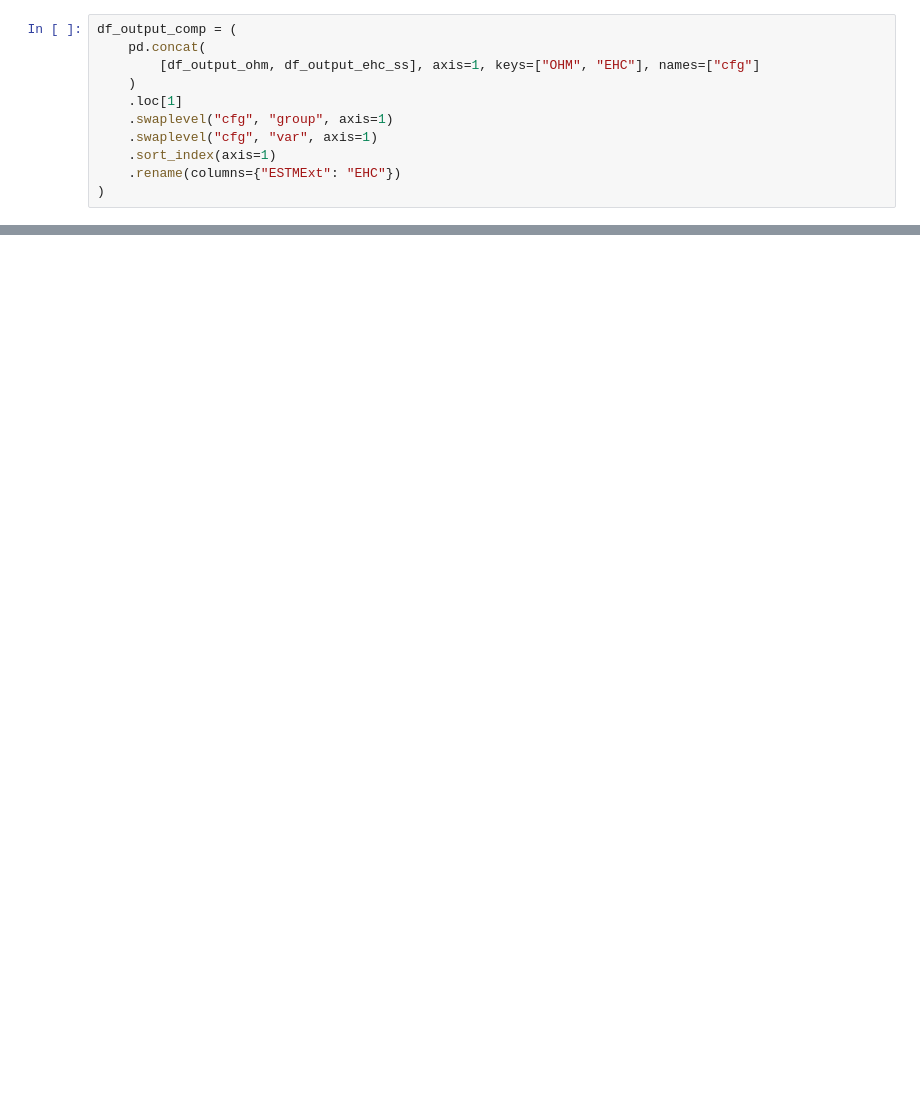
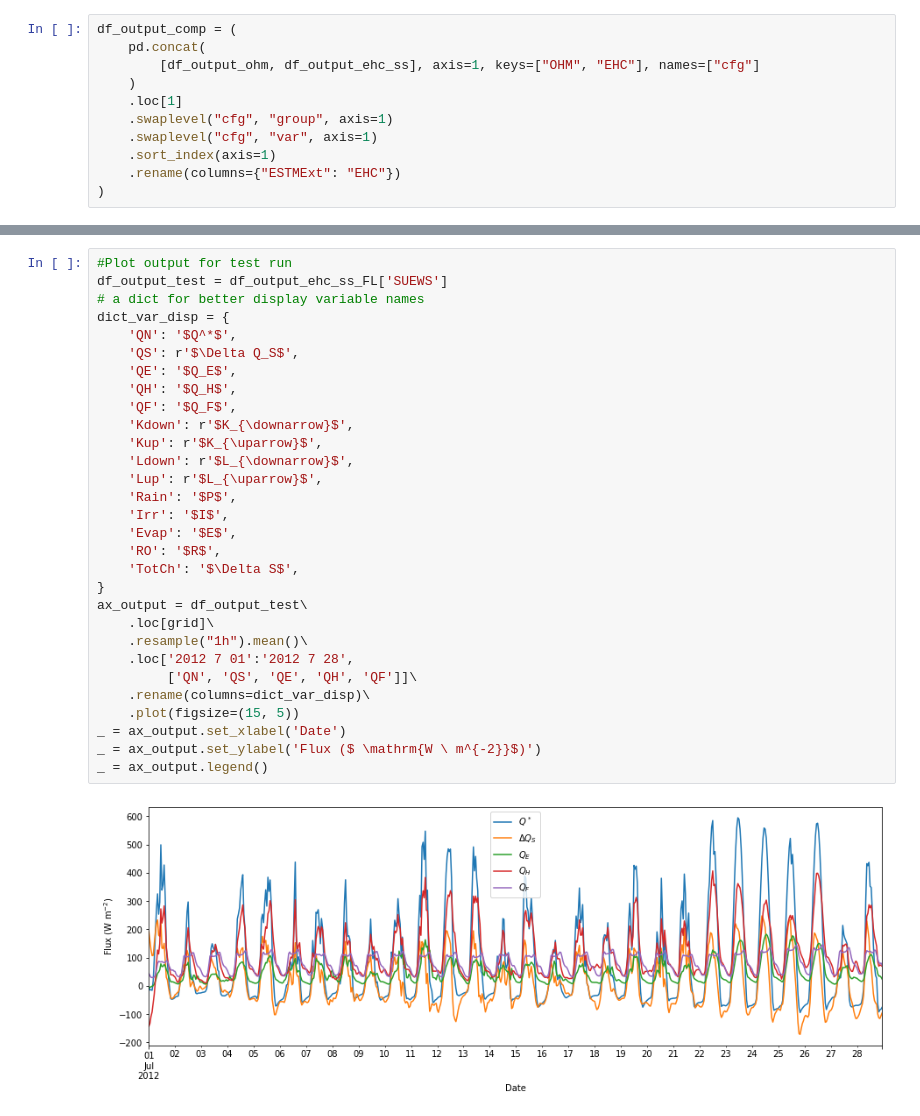
Before and after one commit to gusbacos/SUEWS_DB_Typology_test, a Jupyter notebook: code/test-coupling_SS_ECH.ipynb, the cells around one changed output, grey strips where cells are left out. Saved outputs shown, nothing was run; the diff lists cells and outputs as text; blank space fills up the shorter version.

```diff
--- a/code/test-coupling_SS_ECH.ipynb
+++ b/code/test-coupling_SS_ECH.ipynb
@@ -170,0 +230,32 @@ ax = (
+# %%
+#Plot output for test run
+df_output_test = df_output_ehc_ss_FL['SUEWS']
+# a dict for better display variable names
+dict_var_disp = {
+    'QN': '$Q^*$',
+    'QS': r'$\Delta Q_S$',
+    'QE': '$Q_E$',
+    'QH': '$Q_H$',
+    'QF': '$Q_F$',
+    'Kdown': r'$K_{\downarrow}$',
+    'Kup': r'$K_{\uparrow}$',
+    'Ldown': r'$L_{\downarrow}$',
+    'Lup': r'$L_{\uparrow}$',
+    'Rain': '$P$',
+    'Irr': '$I$',
+    'Evap': '$E$',
+    'RO': '$R$',
+    'TotCh': '$\Delta S$',
+}
+ax_output = df_output_test\
+    .loc[grid]\
+    .resample("1h").mean()\
+    .loc['2012 7 01':'2012 7 28',
+         ['QN', 'QS', 'QE', 'QH', 'QF']]\
+    .rename(columns=dict_var_disp)\
+    .plot(figsize=(15, 5))
+_ = ax_output.set_xlabel('Date')
+_ = ax_output.set_ylabel('Flux ($ \mathrm{W \ m^{-2}}$)')
+_ = ax_output.legend()
+# %% [output]
+[figure, added]
```
Also changed, not shown: parts of 9 cells of this notebook, 6 other files.
